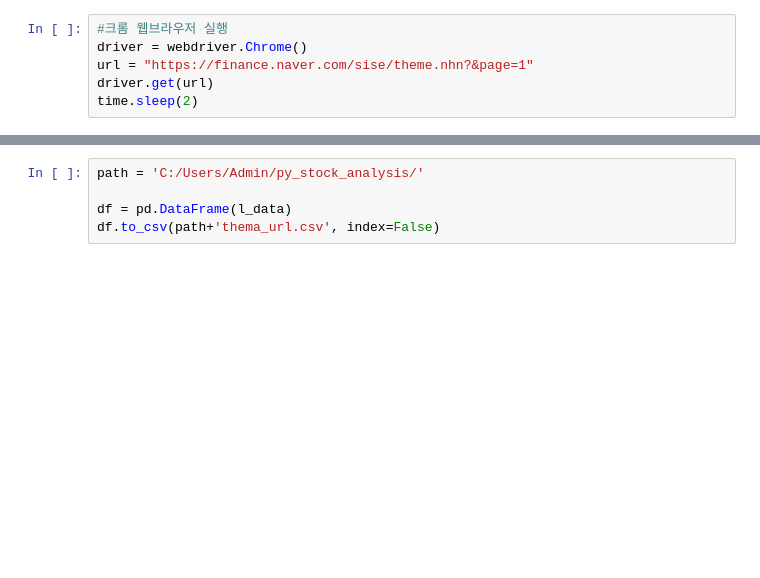
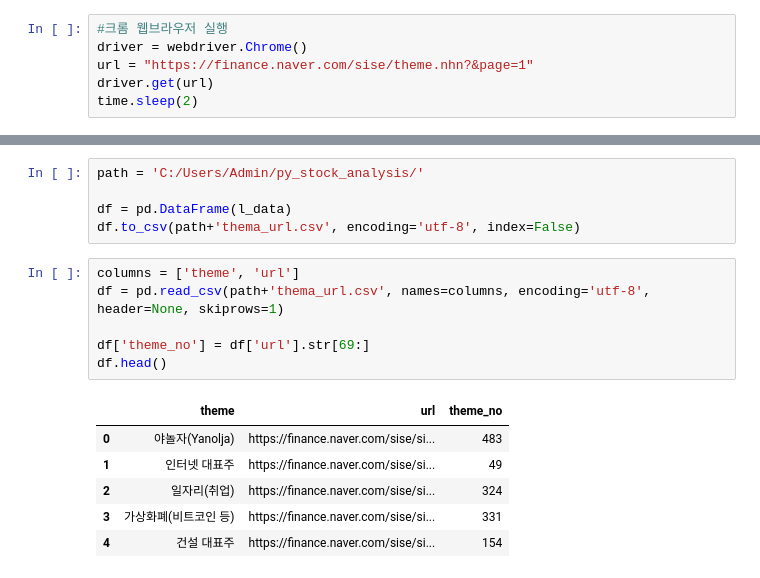
Before and after one commit to kohyouseob/py_stock_analysis, a Jupyter notebook: naver_stock_theme_crawling.ipynb, the cells around one changed output, grey strips where cells are left out. Saved outputs shown, nothing was run; the diff lists cells and outputs as text; blank space fills up the shorter version.

Commit message:
thema stock update

```diff
--- a/naver_stock_theme_crawling.ipynb
+++ b/naver_stock_theme_crawling.ipynb
@@ -143,4 +102,17 @@ print(l_data)
 path = 'C:/Users/Admin/py_stock_analysis/'
 
 df = pd.DataFrame(l_data)
-df.to_csv(path+'thema_url.csv', index=False)
+df.to_csv(path+'thema_url.csv', encoding='utf-8', index=False)
+# %%
+columns = ['theme', 'url']
+df = pd.read_csv(path+'thema_url.csv', names=columns, encoding='utf-8', header=None, skiprows=1)
+
+df['theme_no'] = df['url'].str[69:]
+df.head()
+# %% [output]
+|  | theme | url | theme_no |
+| 0 | 야놀자(Yanolja) | https://finance.naver.com/sise/si... | 483 |
+| 1 | 인터넷 대표주 | https://finance.naver.com/sise/si... | 49 |
+| 2 | 일자리(취업) | https://finance.naver.com/sise/si... | 324 |
+| 3 | 가상화폐(비트코인 등) | https://finance.naver.com/sise/si... | 331 |
+| 4 | 건설 대표주 | https://finance.naver.com/sise/si... | 154 |
```
Also changed, not shown: parts of 5 cells of this notebook, 1 other file.
